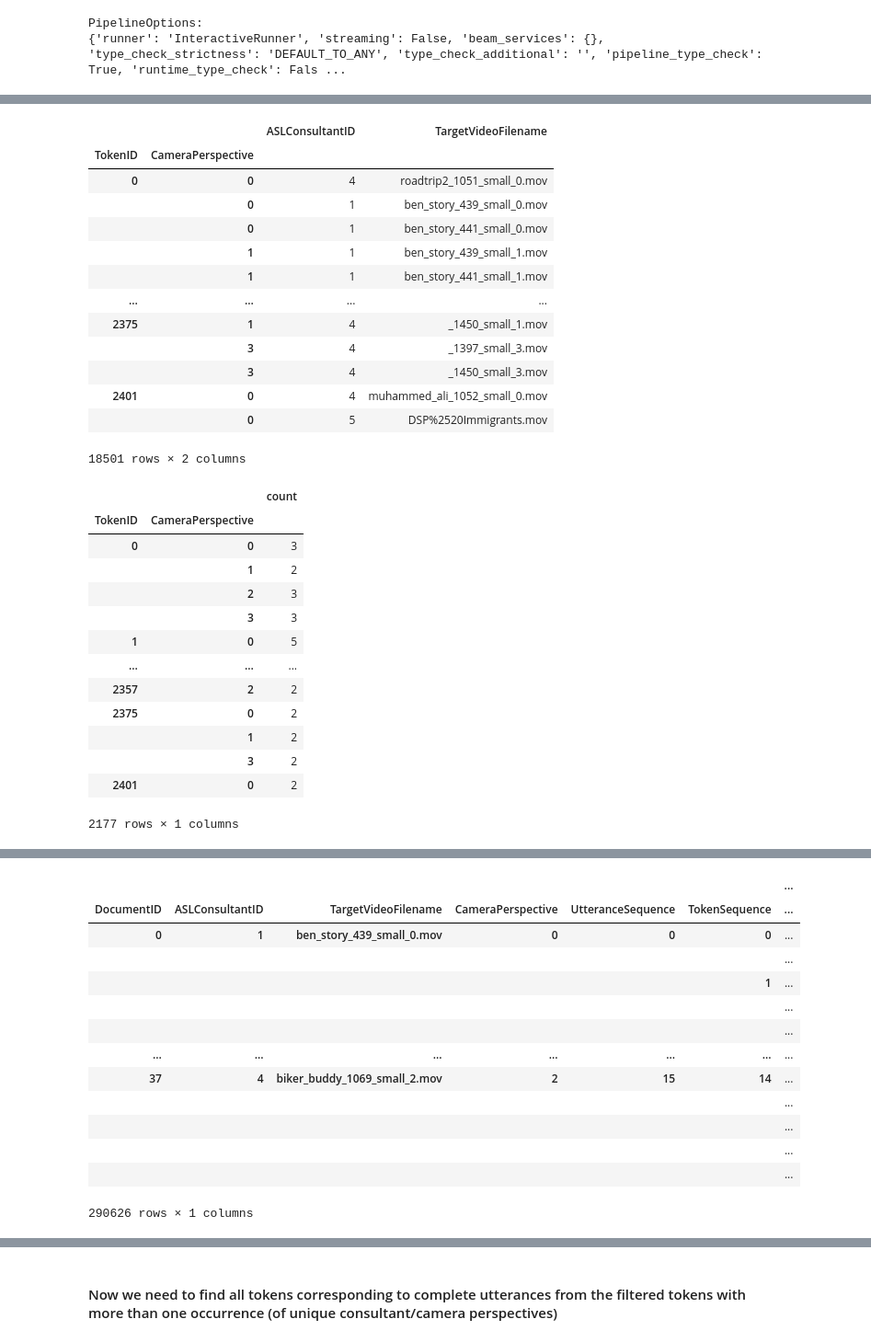
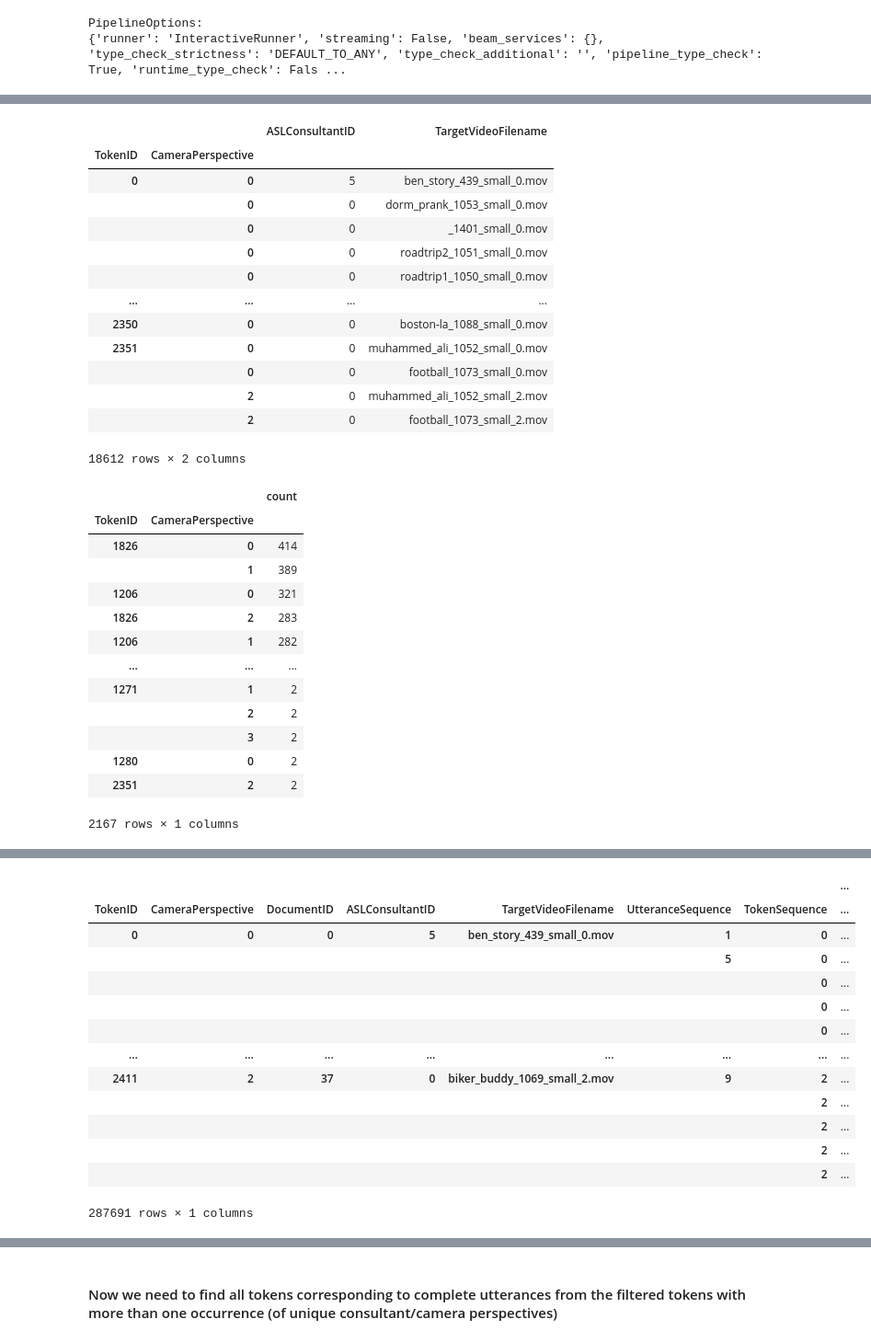
Before and after one commit to sacontreras/fids-capstone-asl-translation, a Jupyter notebook: notebook.ipynb, the cells around one changed output, grey strips where cells are left out. Shown: that part at 92% size. Saved outputs shown, nothing was run; the diff lists cells and outputs as text; code cells hidden in the pictures.

Commit message:
test-validation split implemented! but still need to associate frame sequences with keys

```diff
--- a/notebook.ipynb
+++ b/notebook.ipynb
@@ -243,7 +255,7 @@ flattened_ctvgbtcpp__gt_1 = (
     | "Beam PL: filter candidates for test-validation split" >> beam.Filter(
             lambda ctvgbtcppt: len(set(ctvgbtcppt[1]))>1
         )
-    | "Beam PL: flatten filter candidates for test-validation split" >> beam.FlatMap(flatten_ctvgbtcpp_tpl)
+    | "Beam PL: flatten filtered candidates for test-validation split" >> beam.FlatMap(flatten_ctvgbtcpp_tpl)
     # the above produces tuples of the form:
         # (
         #     <TokenID>,                # TokenID
@@ -443,62 +455,65 @@ df_ctvgbtcpp__gt_1
 # %% [output]
 |  |  | ASLConsultantID | TargetVideoFilename |
 | TokenID | CameraPerspective |  |  |
-| 0 | 0 | 4 | roadtrip2_1051_small_0.mov |
-|  | 0 | 1 | ben_story_439_small_0.mov |
-|  | 0 | 1 | ben_story_441_small_0.mov |
-|  | 1 | 1 | ben_story_439_small_1.mov |
-|  | 1 | 1 | ben_story_441_small_1.mov |
+| 0 | 0 | 5 | ben_story_439_small_0.mov |
+|  | 0 | 0 | dorm_prank_1053_small_0.mov |
+|  | 0 | 0 | _1401_small_0.mov |
+|  | 0 | 0 | roadtrip2_1051_small_0.mov |
+|  | 0 | 0 | roadtrip1_1050_small_0.mov |
 | ... | ... | ... | ... |
-| 2375 | 1 | 4 | _1450_small_1.mov |
-|  | 3 | 4 | _1397_small_3.mov |
-|  | 3 | 4 | _1450_small_3.mov |
-| 2401 | 0 | 4 | muhammed_ali_1052_small_0.mov |
-|  | 0 | 5 | DSP%2520Immigrants.mov |
+| 2350 | 0 | 0 | boston-la_1088_small_0.mov |
+| 2351 | 0 | 0 | muhammed_ali_1052_small_0.mov |
+|  | 0 | 0 | football_1073_small_0.mov |
+|  | 2 | 0 | muhammed_ali_1052_small_2.mov |
+|  | 2 | 0 | football_1073_small_2.mov |
-18501 rows × 2 columns
+18612 rows × 2 columns
 # %%
 df_ctvgbtcpp__gt_1__count = df_ctvgbtcpp__gt_1.reset_index().groupby(['TokenID', 'CameraPerspective']).count()
 df_ctvgbtcpp__gt_1__count = df_ctvgbtcpp__gt_1__count[['ASLConsultantID']]
 df_ctvgbtcpp__gt_1__count.columns = ['count']
+df_ctvgbtcpp__gt_1__count.sort_values(axis=0, by=['count'], ascending=False, inplace=True)
 df_ctvgbtcpp__gt_1__count
 # %% [output]
 |  |  | count |
 | TokenID | CameraPerspective |  |
-| 0 | 0 | 3 |
-|  | 1 | 2 |
-|  | 2 | 3 |
-|  | 3 | 3 |
-| 1 | 0 | 5 |
+| 1826 | 0 | 414 |
+|  | 1 | 389 |
+| 1206 | 0 | 321 |
+| 1826 | 2 | 283 |
+| 1206 | 1 | 282 |
 | ... | ... | ... |
-| 2357 | 2 | 2 |
-| 2375 | 0 | 2 |
-|  | 1 | 2 |
+| 1271 | 1 | 2 |
+|  | 2 | 2 |
 |  | 3 | 2 |
-| 2401 | 0 | 2 |
+| 1280 | 0 | 2 |
+| 2351 | 2 | 2 |
-2177 rows × 1 columns
+2167 rows × 1 columns
 # %%
 df_dctvustscptifs__gt_1 = ib.collect(doc_consultant_targetvideo_utteranceseq_tokenseq_cameraperspective_tokenid_frameseq__gt_1)
 # %% [output]
 [interactive output not drawn]
 # %%
 df_dctvustscptifs__gt_1.columns = ['DocumentID', 'ASLConsultantID', 'TargetVideoFilename', 'UtteranceSequence', 'TokenSequence', 'FrameSequence', 'CameraPerspective', 'TokenID']
-df_dctvustscptifs__gt_1.set_index(['DocumentID', 'ASLConsultantID', 'TargetVideoFilename', 'CameraPerspective', 'UtteranceSequence', 'TokenSequence', 'FrameSequence'], inplace=True)
+# df_dctvustscptifs__gt_1.set_index(['DocumentID', 'ASLConsultantID', 'TargetVideoFilename', 'CameraPerspective', 'UtteranceSequence', 'TokenSequence', 'FrameSequence'], inplace=True)
+# df_dctvustscptifs__gt_1.set_index(['DocumentID', 'ASLConsultantID', 'TargetVideoFilename', 'CameraPerspective', 'UtteranceSequence', 'TokenSequence', 'TokenID'], inplace=True)
+df_dctvustscptifs__gt_1.set_index(['TokenID', 'CameraPerspective', 'DocumentID', 'ASLConsultantID', 'TargetVideoFilename', 'UtteranceSequence', 'TokenSequence'], inplace=True)
 df_dctvustscptifs__gt_1.sort_index(inplace=True)
 df_dctvustscptifs__gt_1
 # %% [output]
-|  |  |  |  |  |  | ... |
-| DocumentID | ASLConsultantID | TargetVideoFilename | CameraPerspective | UtteranceSequence | TokenSequence | ... |
-| 0 | 1 | ben_story_439_small_0.mov | 0 | 0 | 0 | ... |
-|  |  |  |  |  |  | ... |
-|  |  |  |  |  | 1 | ... |
-|  |  |  |  |  |  | ... |
-|  |  |  |  |  |  | ... |
-| ... | ... | ... | ... | ... | ... | ... |
-| 37 | 4 | biker_buddy_1069_small_2.mov | 2 | 15 | 14 | ... |
-|  |  |  |  |  |  | ... |
-|  |  |  |  |  |  | ... |
-|  |  |  |  |  |  | ... |
-|  |  |  |  |  |  | ... |
+|  |  |  |  |  |  |  | ... |
+| TokenID | CameraPerspective | DocumentID | ASLConsultantID | TargetVideoFilename | UtteranceSequence | TokenSequence | ... |
+| 0 | 0 | 0 | 5 | ben_story_439_small_0.mov | 1 | 0 | ... |
+|  |  |  |  |  | 5 | 0 | ... |
+|  |  |  |  |  |  | 0 | ... |
+|  |  |  |  |  |  | 0 | ... |
+|  |  |  |  |  |  | 0 | ... |
+| ... | ... | ... | ... | ... | ... | ... | ... |
+| 2411 | 2 | 37 | 0 | biker_buddy_1069_small_2.mov | 9 | 2 | ... |
+|  |  |  |  |  |  | 2 | ... |
+|  |  |  |  |  |  | 2 | ... |
+|  |  |  |  |  |  | 2 | ... |
+|  |  |  |  |  |  | 2 | ... |
-290626 rows × 1 columns
+287691 rows × 1 columns
 # %%
 df_ctvgbtcpp__lte_1 = ib.collect(flattened_ctvgbtcpp__lte_1)
 # %% [output]
```
Also changed, not shown: parts of 7 cells of this notebook, 2 other files.
